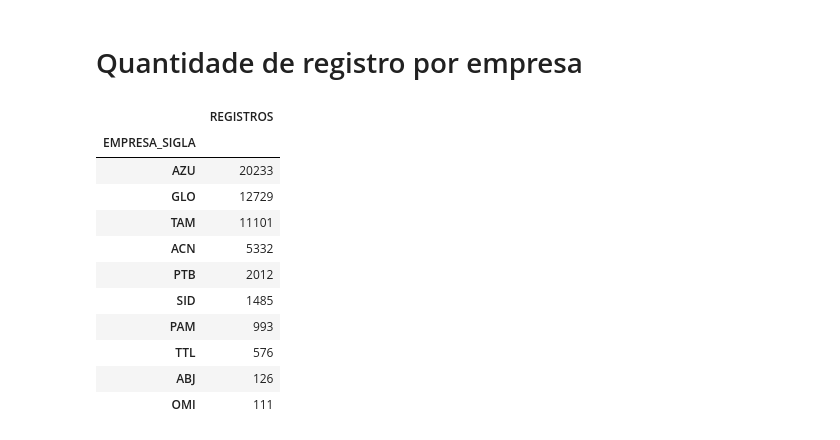
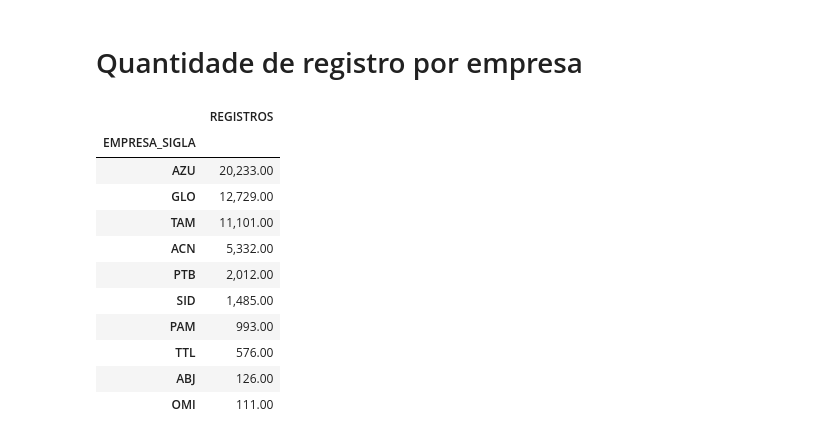
Before and after one commit to lgmro/analise_dados_big_data, a Jupyter notebook: Analise_Descritiva.ipynb, the cells around one changed output. Saved outputs shown, nothing was run; the diff lists cells and outputs as text; code cells hidden in the pictures.

Commit message:
Format values

```diff
--- a/Analise_Descritiva.ipynb
+++ b/Analise_Descritiva.ipynb
@@ -260,17 +260,18 @@ display(air_passenger_load_factor)
 # %%
 qta_registro = base['EMPRESA_SIGLA'].value_counts().to_frame()
 qta_registro.columns = ['REGISTROS']
+qta_registro.REGISTROS = qta_registro.REGISTROS.apply(formatar)
 display(qta_registro)
 # %% [output]
 |  | REGISTROS |
 | EMPRESA_SIGLA |  |
-| AZU | 20233 |
-| GLO | 12729 |
-| TAM | 11101 |
-| ACN | 5332 |
-| PTB | 2012 |
-| SID | 1485 |
-| PAM | 993 |
-| TTL | 576 |
-| ABJ | 126 |
-| OMI | 111 |
+| AZU | 20,233.00 |
+| GLO | 12,729.00 |
+| TAM | 11,101.00 |
+| ACN | 5,332.00 |
+| PTB | 2,012.00 |
+| SID | 1,485.00 |
+| PAM | 993.00 |
+| TTL | 576.00 |
+| ABJ | 126.00 |
+| OMI | 111.00 |
```
